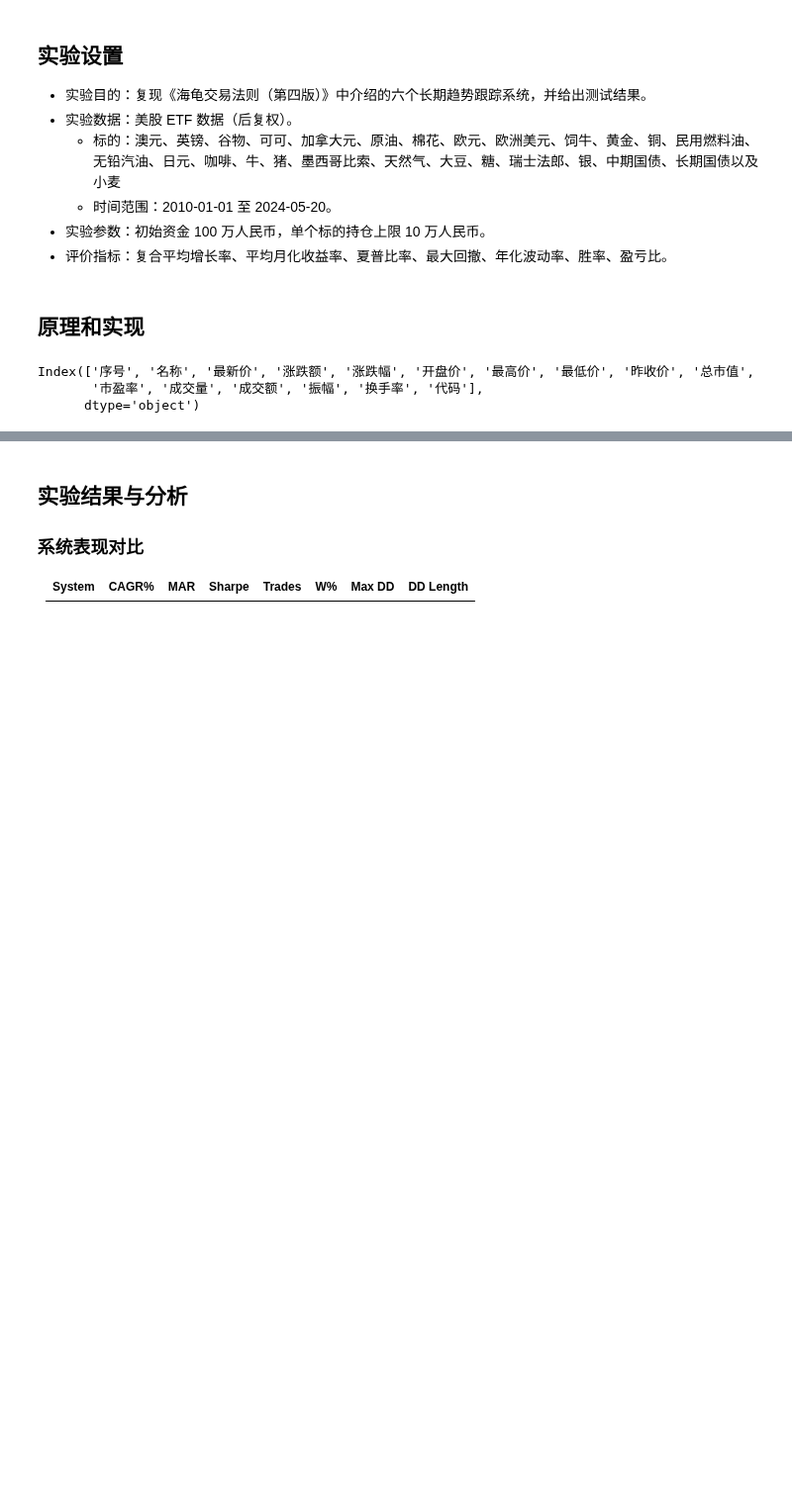
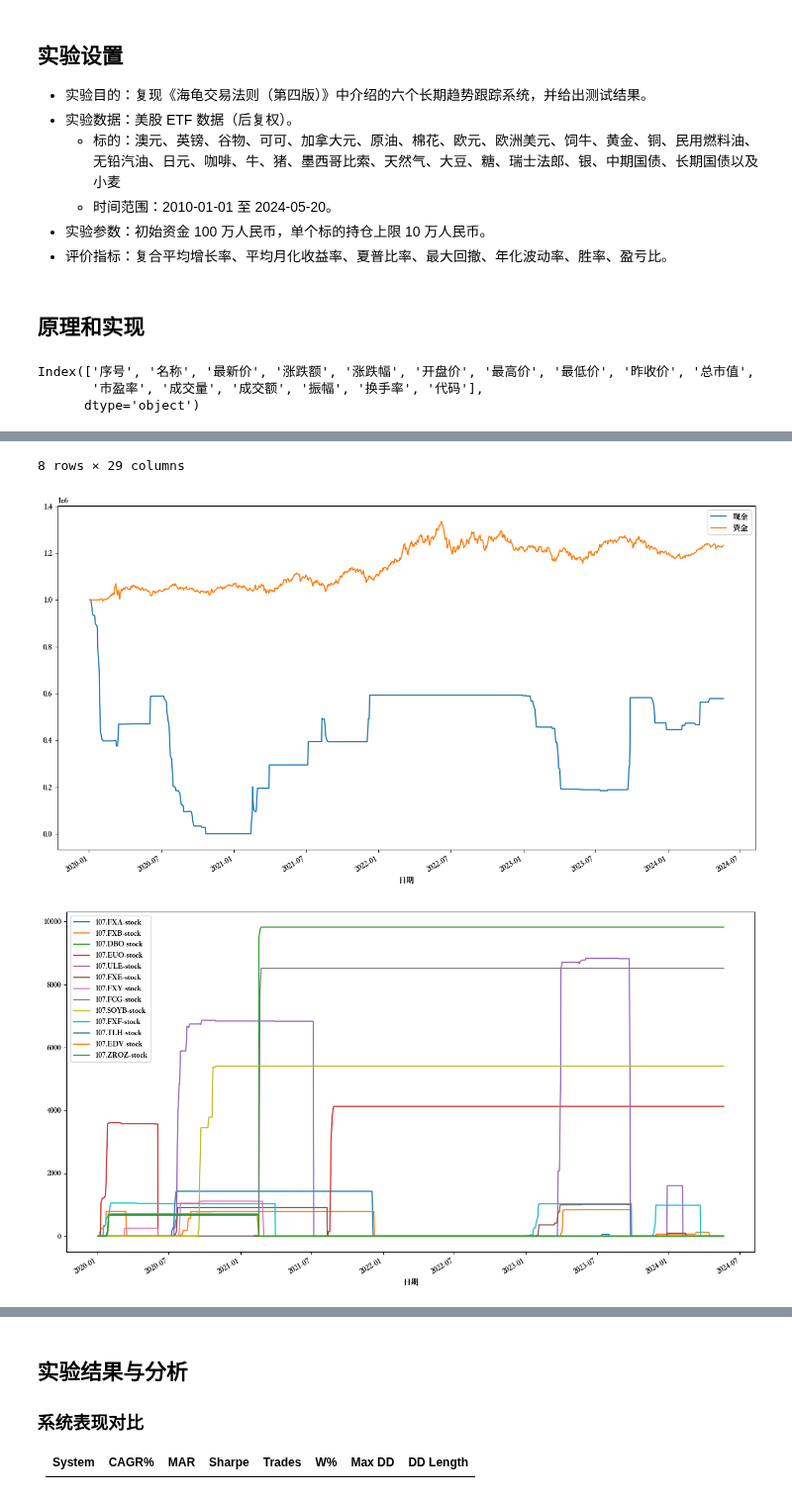
Before and after one commit to TheVeryDarkness/cs410, a Jupyter notebook: 3/3.ipynb, the cells around one changed output, grey strips where cells are left out. Shown at 99% size. Cells and saved outputs as stored; diff of their text form; code cells hidden in the pictures; blank space fills up the shorter version.

```diff
--- a/3/3.ipynb
+++ b/3/3.ipynb
@@ -194,16 +202,9 @@ def atr_channel_breakout(n: int = 14) -> pd.DataFrame:
     stocks: dict[str, float] = {}
     for code, data in data_set.items():
         stocks.setdefault(code, 0)
-        data.loc[:, '日期'] = pd.to_datetime(data.loc[:, '日期'])
-        data.set_index('日期', inplace=True)
-        data['真实波幅'] = data.apply(
-            lambda x: max(
-                x['最高'] - x['最低'],
-                abs(x['最高'] - x['收盘']),
-                abs(x['最低'] - x['收盘'])
-            ),
-            axis=1
-        )
+        assert (data['收盘'] <= data['最高']).all(), (data['最高'] - data['收盘'])
+        assert (data['最低'] <= data['收盘']).all(), (data['最低'] - data['收盘'])
+        data['真实波幅'] = data.apply(lambda x: abs(x['最高'] - x['最低']), axis=1)
         # print(n)
         data['平均真实波幅'] = data['真实波幅'].rolling(n).mean()
         data['350日移动平均收盘价'] = data['收盘'].rolling(
@@ -215,16 +216,19 @@ def atr_channel_breakout(n: int = 14) -> pd.DataFrame:
 
     days = data_set['107.FXA'][data_set['107.FXA'].index > '2020-01-01'].index
 
+    yesterday_total = INITIAL
+
     for i in range(len(days)):
-        total = cash
+        total = 0
         for code, data in data_set.items():
             yesterday = days[i - 1]
             today = days[i]
             open_today: float = data.loc[today, '开盘']
             close_yesterday: float = data.loc[yesterday, '收盘']
+            close_today: float = data.loc[today, '收盘']
             upper_bound: float = data.loc[yesterday, '通道顶部']
             lower_bound: float = data.loc[yesterday, '通道底部']
-            atr = data.loc[yesterday, '平均真实波幅']
+            atr: float = data.loc[yesterday, '平均真实波幅']
 
             if close_yesterday * stocks[code] > LIMIT:
                 # 卖出
@@ -238,7 +242,9 @@ def atr_channel_breakout(n: int = 14) -> pd.DataFrame:
                 if stocks[code] * close_yesterday < LIMIT:
                     to_buy = min(
                         (LIMIT - stocks[code] *
-                         close_yesterday)//close_yesterday,
+                         close_yesterday) // close_yesterday,
+                        (close_yesterday - upper_bound) / atr *
+                        0.01 * yesterday_total // close_yesterday,
                         cash // open_today
                     )
                     assert to_buy >= 0, (to_buy, stocks[code], cash)
@@ -249,14 +255,19 @@ def atr_channel_breakout(n: int = 14) -> pd.DataFrame:
                 # 卖出
                 cash += open_today * stocks[code]
                 stocks[code] = 0
-            total += data.loc[today, '收盘'] * stocks[code]
+            total += close_today * stocks[code]
+        total += cash
+        yesterday_total = total
         r = {
             '日期': today,
             '现金': cash,
             '资金': total,
         }
         r.update({
-            code: stocks[code] for code, df in data_set.items()
+            f'{code}-stock': stocks[code] for code, _ in data_set.items()
+        })
+        r.update({
+            f'{code}-value': data.loc[today, '收盘'] * stocks[code] for code, data in data_set.items()
         })
         result.append(r)
     return pd.DataFrame(result)
@@ -278,0 +274,9 @@ atr_channel_breakout()
+# %%
+atr_cb = atr_channel_breakout()
+atr_cb.plot(y=['现金', '资金'], x='日期', figsize=(16, 9))
+atr_cb.plot(y=[f'{code}-stock' for code in data_set.keys()],
+            x='日期', figsize=(16, 9))
+atr_cb.plot(y=[f'{code}-value' for code in data_set.keys()],
+            x='日期', figsize=(16, 9))
+atr_cb.describe()
+# %% [output]
@@ -278,0 +292,3 @@ atr_channel_breakout()
+8 rows × 29 columns
+[figure, added]
+[figure, added]
```
Also changed, not shown: parts of 4 cells of this notebook.
